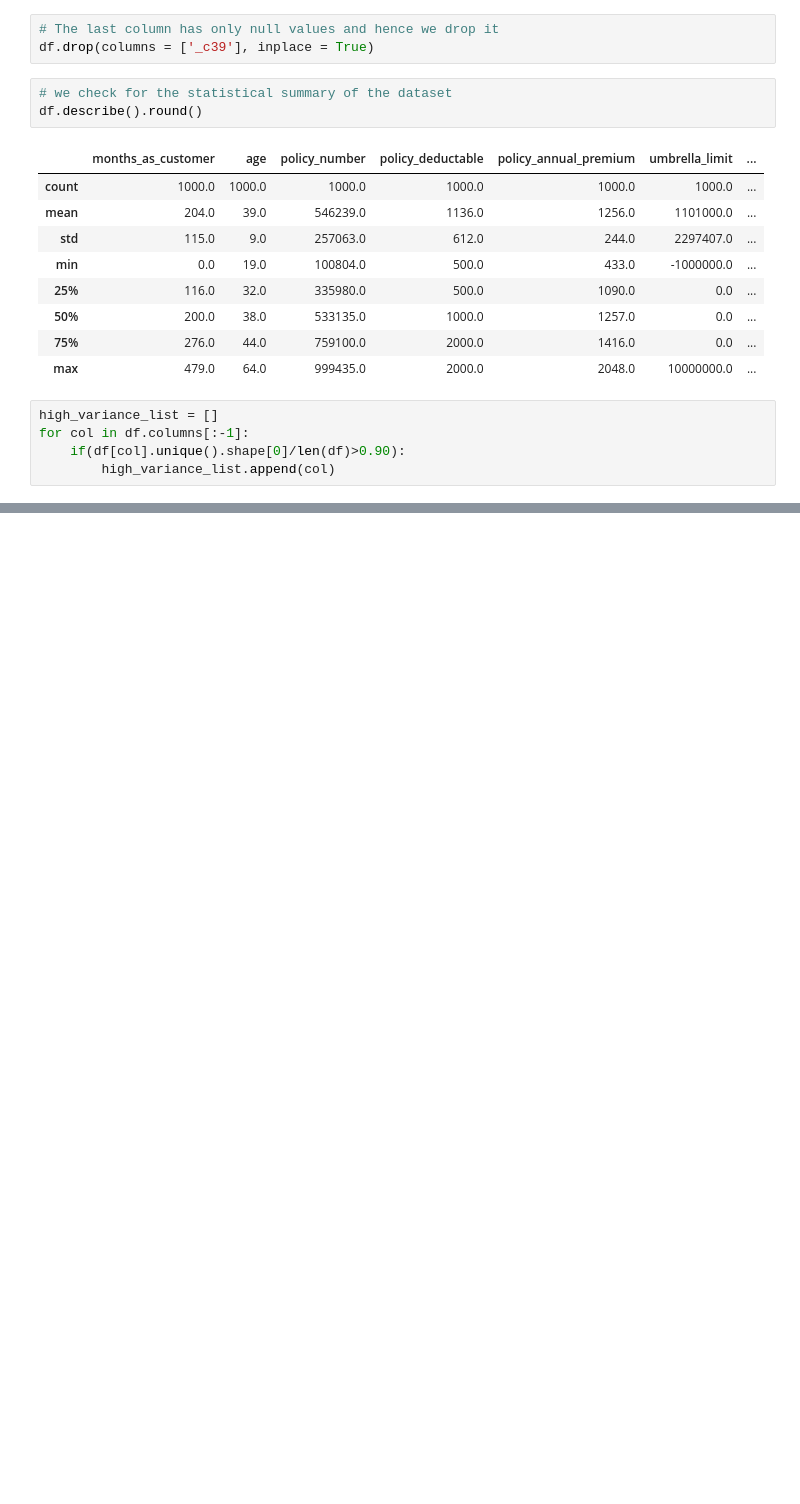
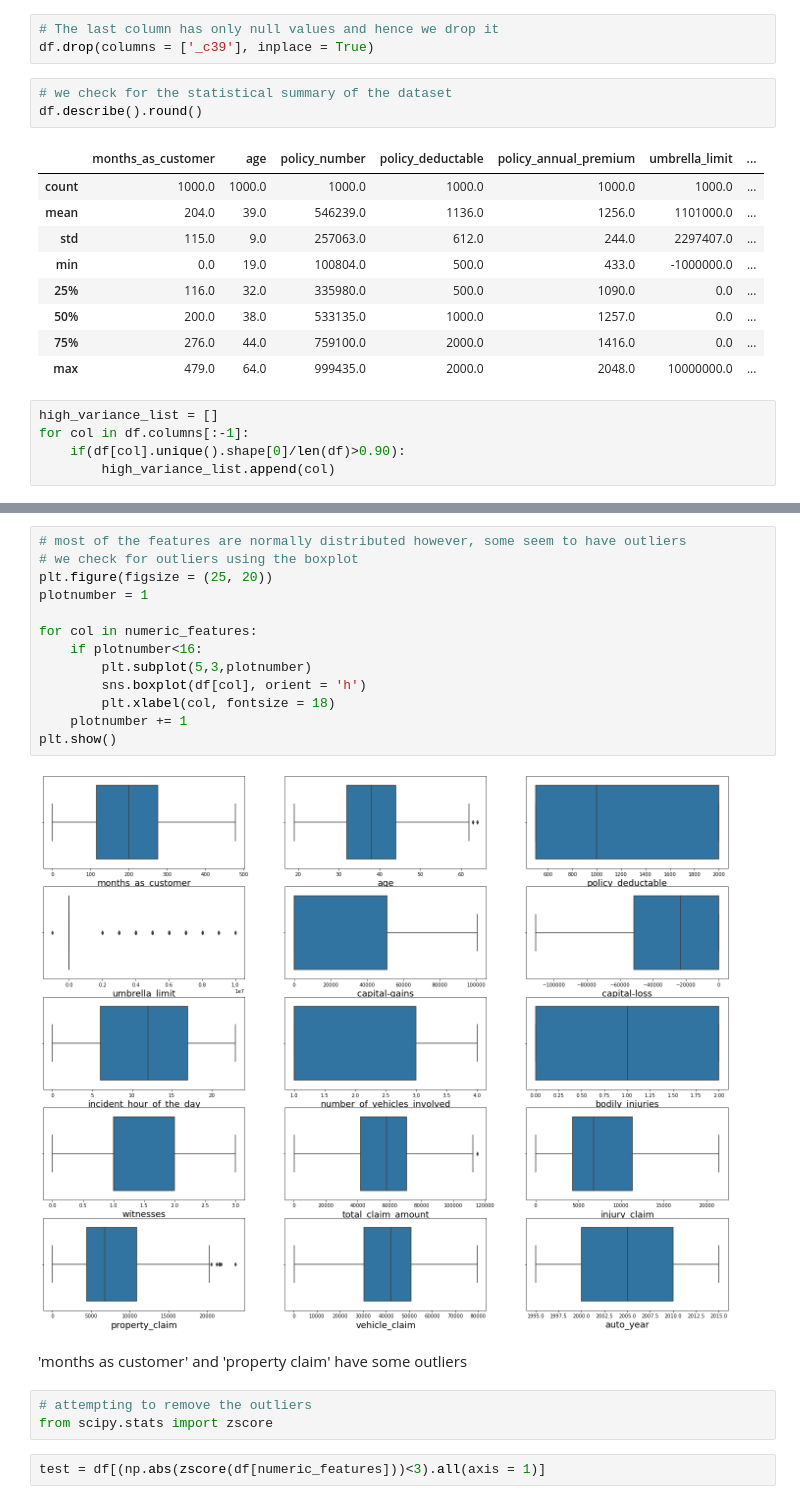
Before and after one commit to zobekenobe/DT-Evaluation-Project, a Jupyter notebook: Project 10.ipynb, the cells around one changed output, grey strips where cells are left out. Cells and saved outputs as stored; diff of their text form; blank space fills up the shorter version.

```diff
--- a/Project 10.ipynb
+++ b/Project 10.ipynb
@@ -106,0 +139,22 @@ for col in high_variance_list:
+# %%
+# most of the features are normally distributed however, some seem to have outliers
+# we check for outliers using the boxplot
+plt.figure(figsize = (25, 20))
+plotnumber = 1
+
+for col in numeric_features:
+    if plotnumber<16:
+        plt.subplot(5,3,plotnumber)
+        sns.boxplot(df[col], orient = 'h')
+        plt.xlabel(col, fontsize = 18)
+    plotnumber += 1
+plt.show()
+# %% [output]
+[figure, added]
+# %% [markdown]
+'months as customer' and 'property claim' have some outliers
+# %%
+# attempting to remove the outliers
+from scipy.stats import zscore
+# %%
+test = df[(np.abs(zscore(df[numeric_features]))<3).all(axis = 1)]
```
Also changed, not shown: parts of 30 cells of this notebook.
